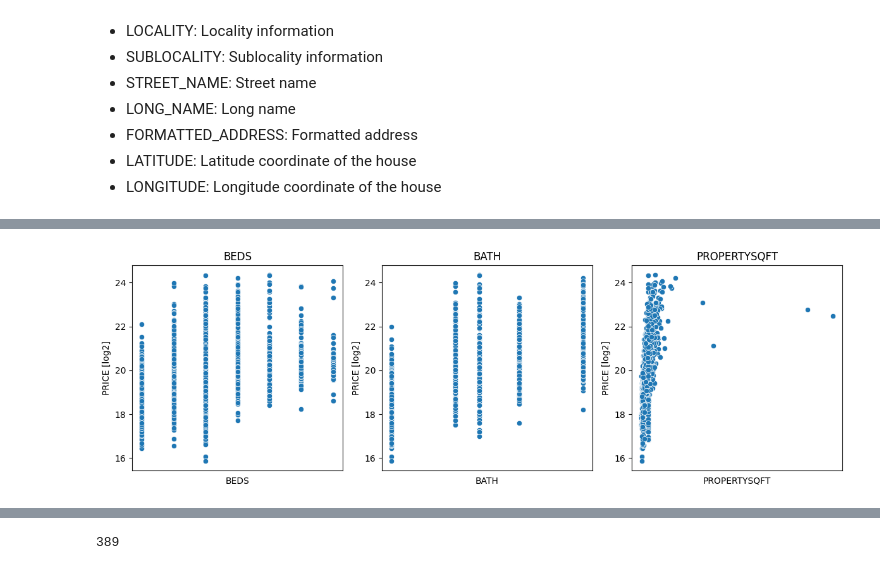
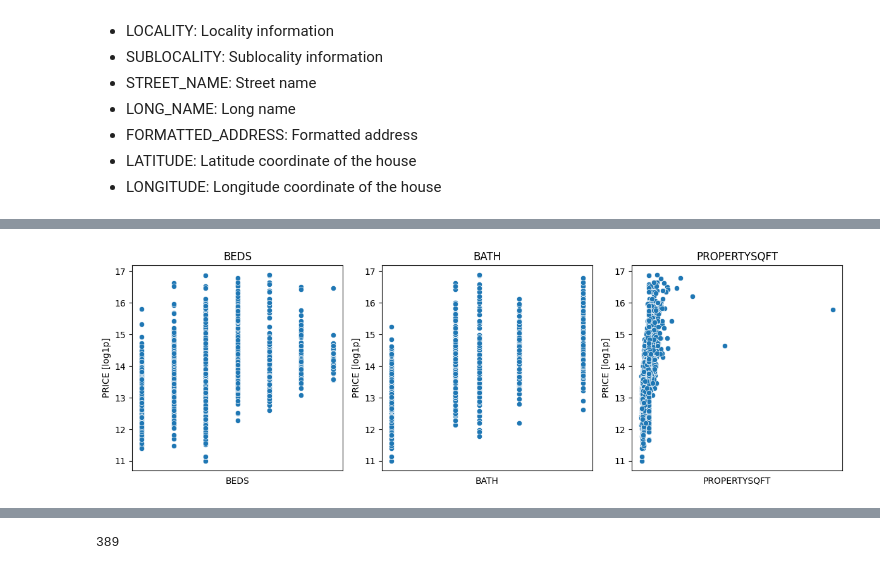
Before and after one commit to FlorekPawel/ML_Project_1, a Jupyter notebook: notebooks/ml_ny_houses.ipynb, the cells around one changed output, grey strips where cells are left out. Drawn from its saved outputs; the diff is of its cells as text; code cells hidden in the pictures.

```diff
--- a/notebooks/ml_ny_houses.ipynb
+++ b/notebooks/ml_ny_houses.ipynb
@@ -193,18 +193,18 @@ plt.show()
 # %%
 #Florini opisz pls
 fig, axes = plt.subplots(1,3, figsize=(12, 4))
 axes = axes.flatten()
 
 for i, col in enumerate(df_num.columns[df_num.columns != "PRICE"]):
-    sns.scatterplot(data=df_num, x= col, y= np.log2(df_num["PRICE"]), ax= axes[i])
+    sns.scatterplot(data=df_num, x= col, y= np.log1p(df_num["PRICE"]), ax= axes[i])
     axes[i].set_title(col)
     axes[i].set_xticks([])
-    axes[i].set_ylabel("PRICE [log2]")
+    axes[i].set_ylabel("PRICE [log1p]")
 
 plt.tight_layout()
 plt.show()
 # %% [output]
-[figure, old version]
+[figure, new version]
 # %%
 # korelacja danych numerycznych
 sns.heatmap(df_learning.corr(), annot=True, cmap="YlGnBu")
```
Also changed, not shown: parts of 22 cells of this notebook.
